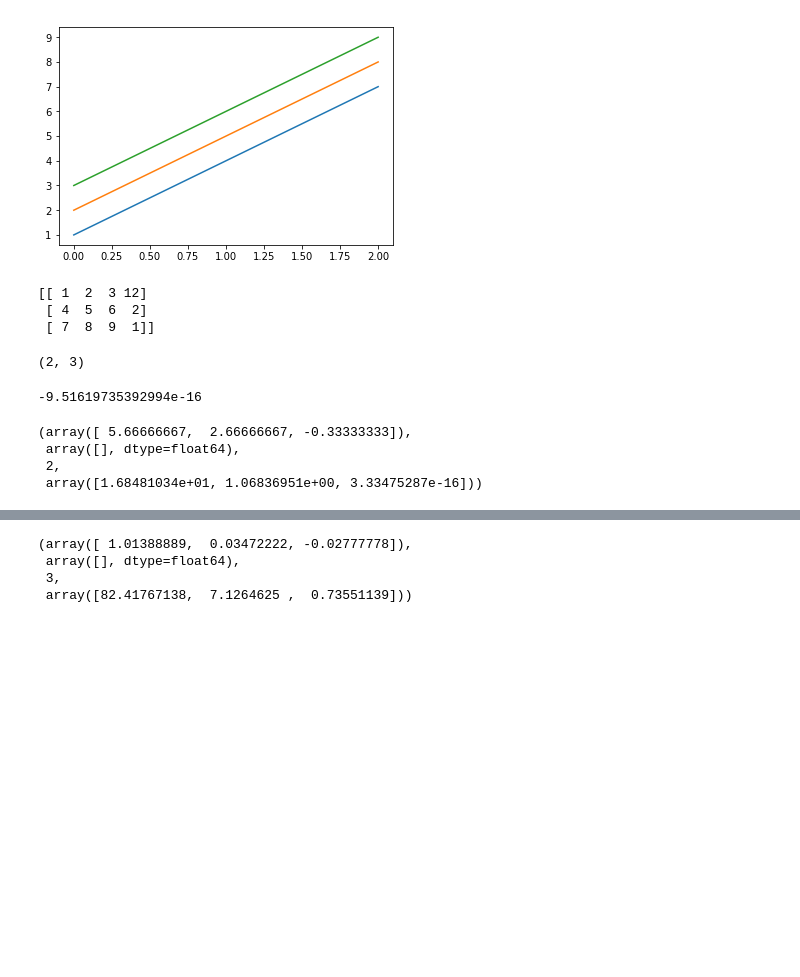
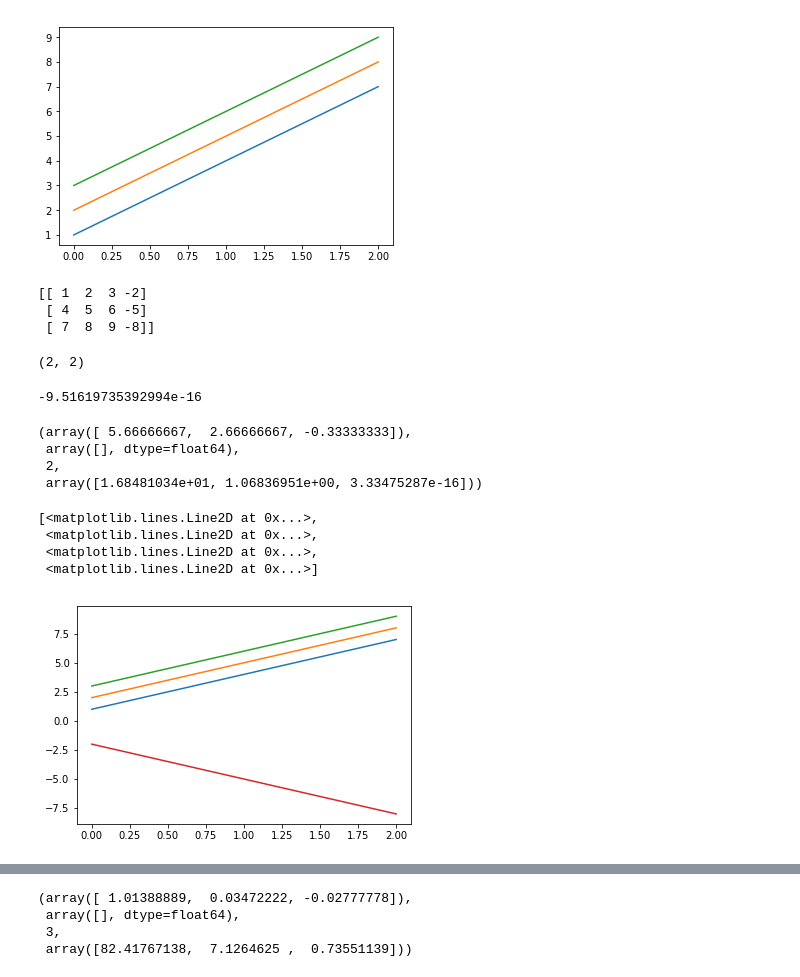
Before and after one commit to daniilstv/py4ds, a Jupyter notebook: Math_less_8.ipynb, the cells around one changed output, grey strips where cells are left out. Drawn from its saved outputs; the diff is of its cells as text; code cells hidden in the pictures; blank space fills up the shorter version.

```diff
--- a/Math_less_8.ipynb
+++ b/Math_less_8.ipynb
@@ -162,23 +173,16 @@ B1 = np.array([[12,2,1]])
+# %%
+# тут подобираю альтернативный вектор. По умолчанию B1 = B
+B1 = np.array([[-2,-5,-8]])
 # %%
+# делаю расширенную матрицу
 C = np.concatenate((A, B1.transpose()), axis = 1)
 print(C)
 # %% [output]
-[[ 1  2  3 12]
- [ 4  5  6  2]
- [ 7  8  9  1]]
+[[ 1  2  3 -2]
+ [ 4  5  6 -5]
+ [ 7  8  9 -8]]
 # %%
+# сравниваю ранг чтобы воспользоваться следствием из теоремы Кронекера-Капелли
 np.linalg.matrix_rank(A) , np.linalg.matrix_rank(C)
 # %% [output]
-(2, 3)
+(2, 2)
-# %%
-A1 = np.array([[1, 2, 3] , [4, 5, 6],  [7, 8, 9]])
-B1 = np.array([12,30,60])
-X1 = np.linalg.lstsq(A1,B1, rcond=None)
-print(np.linalg.det(A1))
-X1
-# %% [output]
--9.51619735392994e-16
-(array([ 5.66666667,  2.66666667, -0.33333333]),
- array([], dtype=float64),
- 2,
- array([1.68481034e+01, 1.06836951e+00, 3.33475287e-16]))
@@ -186,0 +189,20 @@ X1
+# %%
+# привели ранг расширенной матрицы к 2. Ранги совпали, но меньше размерности.
+# Значит получим бесконечное множество решений.
+X1 = np.linalg.lstsq(A,B1, rcond=None)
+print(np.linalg.det(A))
+X1
+# %% [output]
+-9.51619735392994e-16
+(array([ 5.66666667,  2.66666667, -0.33333333]),
+ array([], dtype=float64),
+ 2,
+ array([1.68481034e+01, 1.06836951e+00, 3.33475287e-16]))
+# %%
+plt.plot(C)
+# %% [output]
+[<matplotlib.lines.Line2D at 0x...>,
+ <matplotlib.lines.Line2D at 0x...>,
+ <matplotlib.lines.Line2D at 0x...>,
+ <matplotlib.lines.Line2D at 0x...>]
+[figure, added]
```
Also changed, not shown: parts of 34 cells of this notebook.
